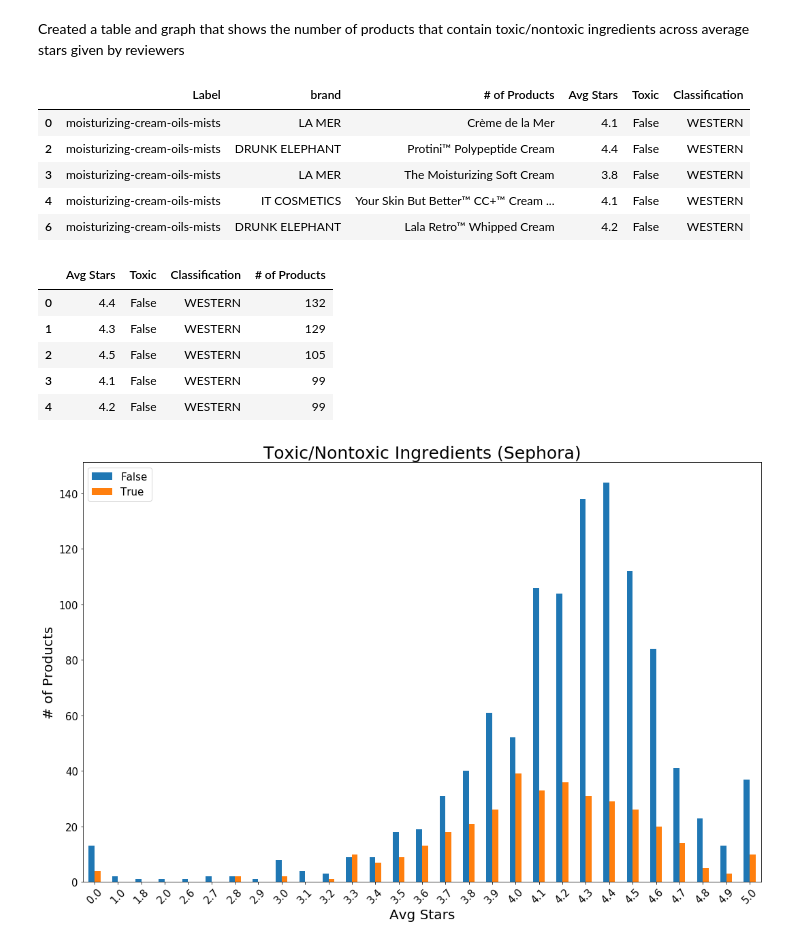
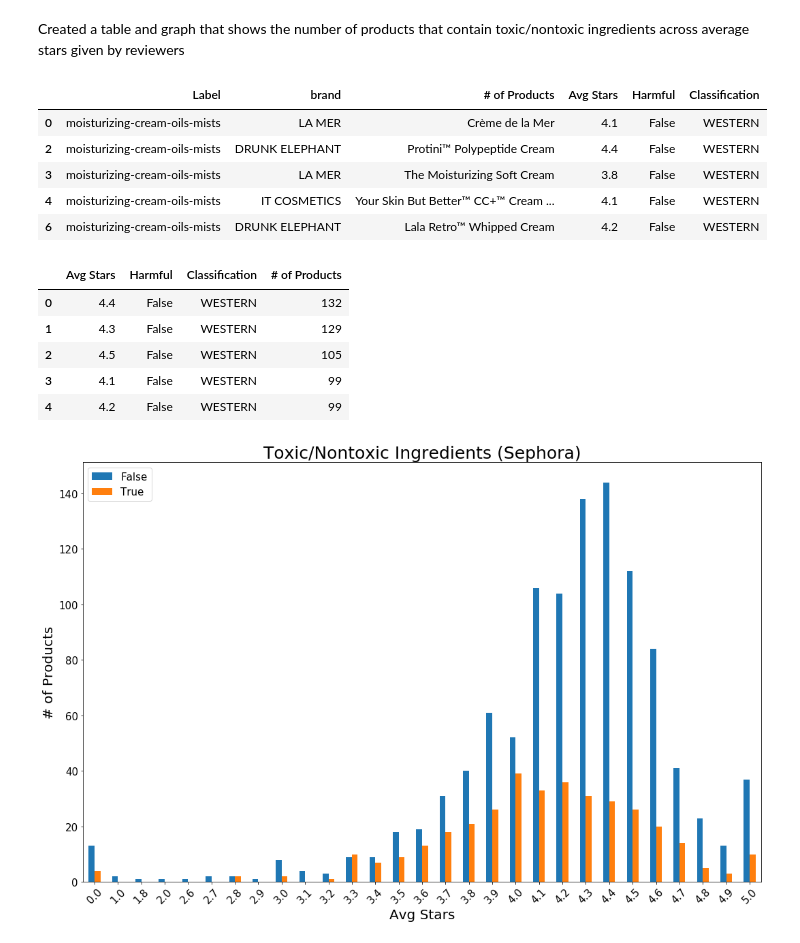
Before and after one commit to nicleong27/EastvsWest_Beauty, a Jupyter notebook: Sephora_Data_Checks.ipynb, the cells around one changed output. Saved outputs shown, nothing was run; the diff lists cells and outputs as text; code cells hidden in the pictures.

```diff
--- a/Sephora_Data_Checks.ipynb
+++ b/Sephora_Data_Checks.ipynb
@@ -155,13 +257,13 @@ Created a table and graph that shows the number of products that contain toxic/n
 # %%
 #create table
 sephora_df2 = df2[['Label', 'brand', 'name', 'rank', 'Chem?', 'Classification']]
-sephora_df2 = sephora_df2.rename(columns={'name':'# of Products', 'Chem?': 'Toxic', 'rank': 'Avg Stars'})
+sephora_df2 = sephora_df2.rename(columns={'name':'# of Products', 'Chem?': 'Harmful', 'rank': 'Avg Stars'})
 
 
 sephora_df2_comp = sephora_df2[sephora_df2['Classification'] != 'JAPANESE']
 sephora_df2_comp.head()
 # %% [output]
-|  | Label | brand | # of Products | Avg Stars | Toxic | Classification |
+|  | Label | brand | # of Products | Avg Stars | Harmful | Classification |
 | 0 | moisturizing-cream-oils-mists | LA MER | Crème de la Mer | 4.1 | False | WESTERN |
 | 2 | moisturizing-cream-oils-mists | DRUNK ELEPHANT | Protini™ Polypeptide Cream | 4.4 | False | WESTERN |
 | 3 | moisturizing-cream-oils-mists | LA MER | The Moisturizing Soft Cream | 3.8 | False | WESTERN |
@@ -169,14 +271,14 @@ sephora_df2_comp.head()
 | 6 | moisturizing-cream-oils-mists | DRUNK ELEPHANT | Lala Retro™ Whipped Cream | 4.2 | False | WESTERN |
 # %%
 # group by rank, classifciation, count brand
-groups4 = sephora_df2_comp.groupby(['Avg Stars', 'Toxic', 'Classification']).nunique('name')
+groups4 = sephora_df2_comp.groupby(['Avg Stars', 'Harmful', 'Classification']).nunique('name')
 sephora_df4_groups = groups4
 
 sephora_df4_count = sephora_df4_groups[['# of Products']]
 sephora_df4_count = sephora_df4_count.sort_values(by=['# of Products'], ascending=False)
 sephora_df4_count.reset_index().head()
 # %% [output]
-|  | Avg Stars | Toxic | Classification | # of Products |
+|  | Avg Stars | Harmful | Classification | # of Products |
 | 0 | 4.4 | False | WESTERN | 132 |
 | 1 | 4.3 | False | WESTERN | 129 |
 | 2 | 4.5 | False | WESTERN | 105 |
```
Also changed, not shown: parts of 17 cells of this notebook.
